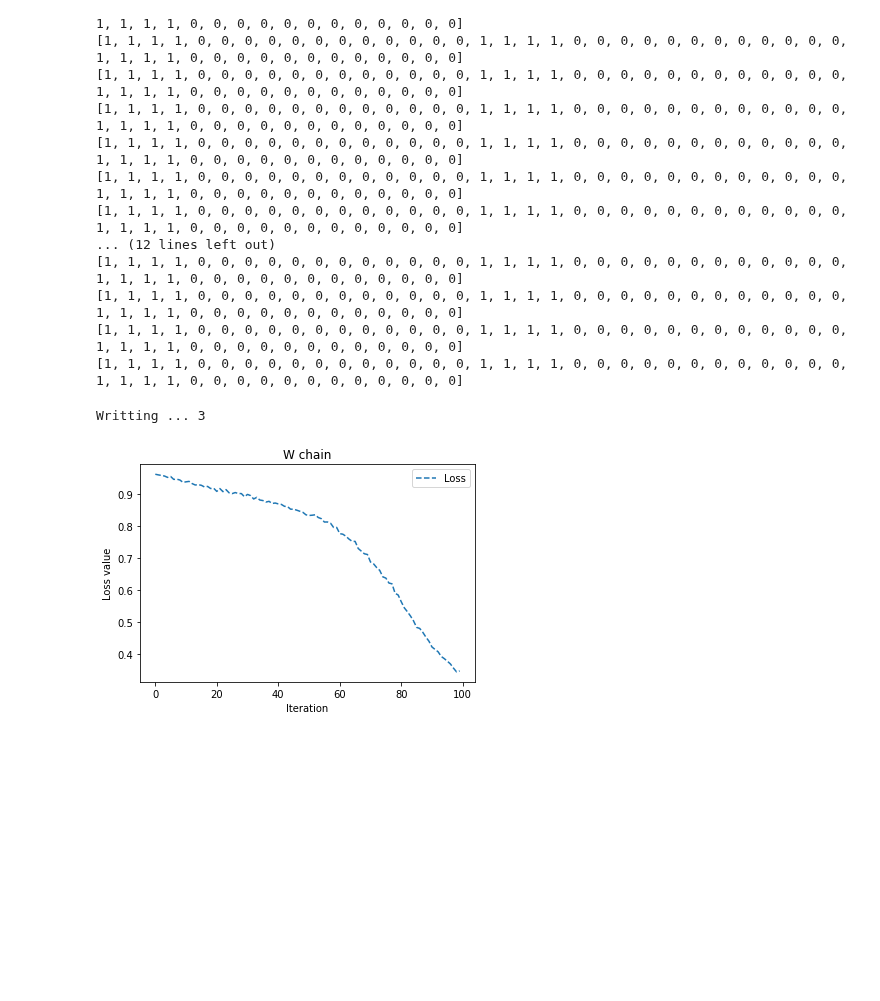
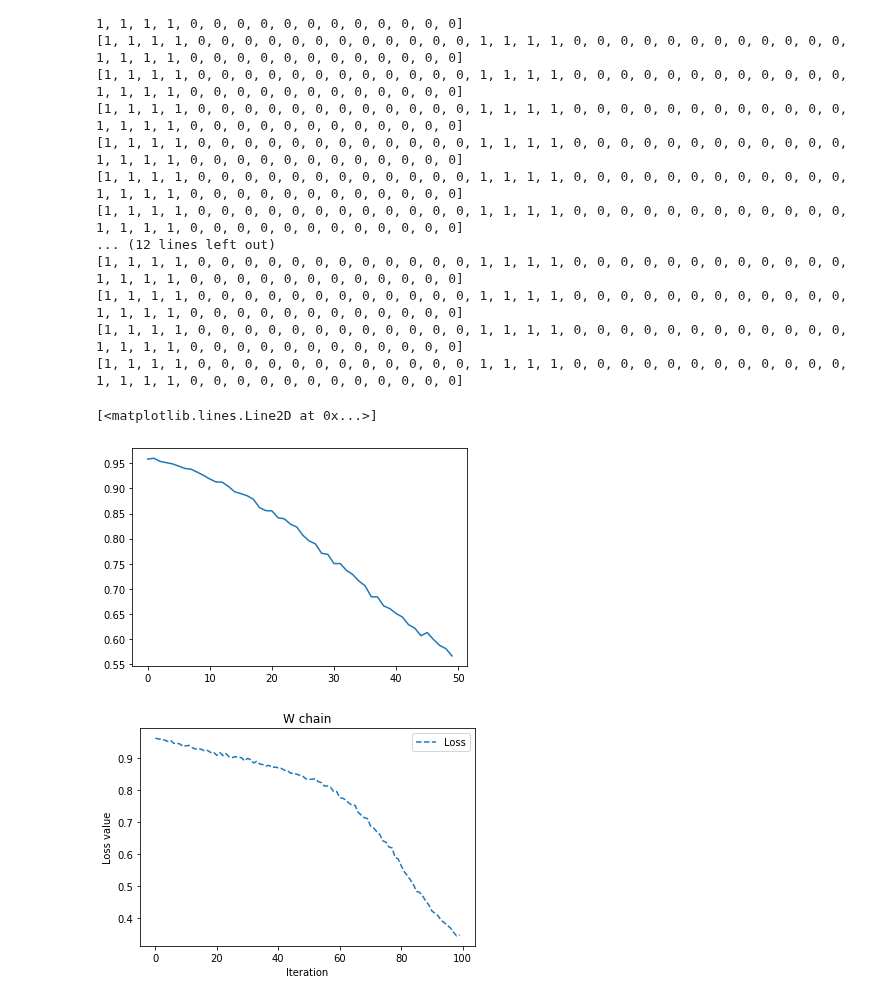
Before and after one commit to vutuanhai237/UC-VQA, a Jupyter notebook: codes/tomography/compare_W.ipynb, the cells around one changed output. Saved outputs shown, nothing was run; the diff lists cells and outputs as text; code cells hidden in the pictures; blank space fills up the shorter version.

```diff
--- a/codes/tomography/compare_W.ipynb
+++ b/codes/tomography/compare_W.ipynb
@@ -90,30 +90,17 @@ for thetas in thetass:
 [1, 1, 1, 1, 0, 0, 0, 0, 0, 0, 0, 0, 0, 0, 0, 0, 1, 1, 1, 1, 0, 0, 0, 0, 0, 0, 0, 0, 0, 0, 0, 0, 1, 1, 1, 1, 0, 0, 0, 0, 0, 0, 0, 0, 0, 0, 0, 0]
 [1, 1, 1, 1, 0, 0, 0, 0, 0, 0, 0, 0, 0, 0, 0, 0, 1, 1, 1, 1, 0, 0, 0, 0, 0, 0, 0, 0, 0, 0, 0, 0, 1, 1, 1, 1, 0, 0, 0, 0, 0, 0, 0, 0, 0, 0, 0, 0]
 [1, 1, 1, 1, 0, 0, 0, 0, 0, 0, 0, 0, 0, 0, 0, 0, 1, 1, 1, 1, 0, 0, 0, 0, 0, 0, 0, 0, 0, 0, 0, 0, 1, 1, 1, 1, 0, 0, 0, 0, 0, 0, 0, 0, 0, 0, 0, 0]
+# %%
+from matplotlib import pyplot as plt
+plt.plot(loss_values)
+# %% [output]
+[<matplotlib.lines.Line2D at 0x...>]
+[figure, added]
 # %%
-traces = []
-fidelities = []
-
-for thetas in thetass:
-    # Get |psi> = U_gen|000...>
-    qc1 = encoder.qcircuit
-    psi = qiskit.quantum_info.Statevector.from_instruction(qc1)
-    # Get |psi~> = U_target|000...>
-    qc = qiskit.QuantumCircuit(num_qubits, num_qubits)
-    qc = qtm.nqubit.create_Wchain_layerd_state(qc, thetas, num_layers = num_layers).inverse()
-    psi_hat = qiskit.quantum_info.Statevector.from_instruction(qc)
-    # Calculate the metrics
-    trace, fidelity = qtm.base.get_metrics(psi, psi_hat)
-    traces.append(trace)
-    fidelities.append(fidelity)
-print('Writting ... ' + str(num_qubits))
-
-np.savetxt("../../experiments/tomography_wchain_/" + str(num_layers) + '/' + str(num_qubits) + "/loss_values.csv", loss_values, delimiter=",")
-np.savetxt("../../experiments/tomography_wchain_/" + str(num_layers) + '/' + str(num_qubits) + "/thetass.csv", thetass, delimiter=",")
-np.savetxt("../../experiments/tomography_wchain_/" + str(num_layers) + '/' + str(num_qubits) + "/traces.csv", traces, delimiter=",")
-np.savetxt("../../experiments/tomography_wchain_/" + str(num_layers) + '/' + str(num_qubits) + "/fidelities.csv", fidelities, delimiter=",")
+np.savetxt("../../experiments/tomography/tomography_wchain_" + str(num_layers) + '/' + str(num_qubits) + "/loss_values.csv", loss_values, delimiter=",")
+np.savetxt("../../experiments/tomography/tomography_wchain_" + str(num_layers) + '/' + str(num_qubits) + "/thetass.csv", thetass, delimiter=",")
+np.savetxt("../../experiments/tomography/tomography_wchain_" + str(num_layers) + '/' + str(num_qubits) + "/traces.csv", traces, delimiter=",")
+np.savetxt("../../experiments/tomography/tomography_wchain_" + str(num_layers) + '/' + str(num_qubits) + "/fidelities.csv", fidelities, delimiter=",")
-# %% [output]
-Writting ... 3
 # %%
 from matplotlib import pyplot as plt
 # plt.plot(fidelities, label='Fidelity', linestyle = '-')
```
Also changed, not shown: parts of 3 cells of this notebook, 13 other files.
